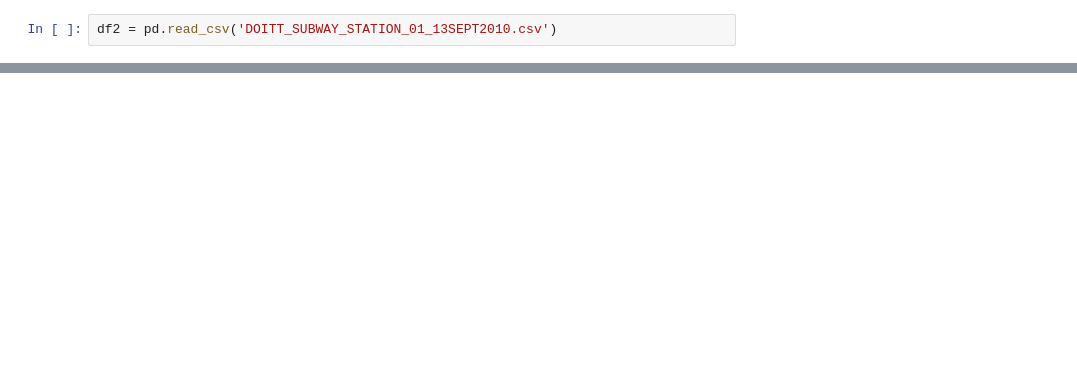
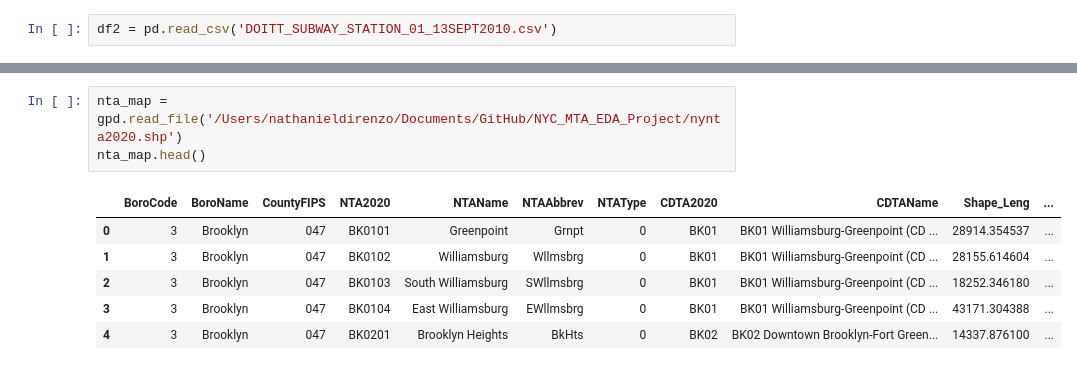
Before and after one commit to VinceDiR/NYC_MTA_EDA_Project, a Jupyter notebook: MTA EDA.ipynb, the cells around one changed output, grey strips where cells are left out. Drawn from its saved outputs; the diff is of its cells as text; blank space fills up the shorter version.

```diff
--- a/MTA EDA.ipynb
+++ b/MTA EDA.ipynb
@@ -207,0 +152,10 @@ nta_map.plot(ax=ax, alpha=.4,color='grey')
+# %%
+nta_map = gpd.read_file('/Users/nathanieldirenzo/Documents/GitHub/NYC_MTA_EDA_Project/nynta2020.shp')
+nta_map.head()
+# %% [output]
+|  | BoroCode | BoroName | CountyFIPS | NTA2020 | NTAName | NTAAbbrev | NTAType | CDTA2020 | CDTAName | Shape_Leng | ... |
+| 0 | 3 | Brooklyn | 047 | BK0101 | Greenpoint | Grnpt | 0 | BK01 | BK01 Williamsburg-Greenpoint (CD ... | 28914.354537 | ... |
+| 1 | 3 | Brooklyn | 047 | BK0102 | Williamsburg | Wllmsbrg | 0 | BK01 | BK01 Williamsburg-Greenpoint (CD ... | 28155.614604 | ... |
+| 2 | 3 | Brooklyn | 047 | BK0103 | South Williamsburg | SWllmsbrg | 0 | BK01 | BK01 Williamsburg-Greenpoint (CD ... | 18252.346180 | ... |
+| 3 | 3 | Brooklyn | 047 | BK0104 | East Williamsburg | EWllmsbrg | 0 | BK01 | BK01 Williamsburg-Greenpoint (CD ... | 43171.304388 | ... |
+| 4 | 3 | Brooklyn | 047 | BK0201 | Brooklyn Heights | BkHts | 0 | BK02 | BK02 Downtown Brooklyn-Fort Green... | 14337.876100 | ... |
```
Also changed, not shown: parts of 27 cells of this notebook.
